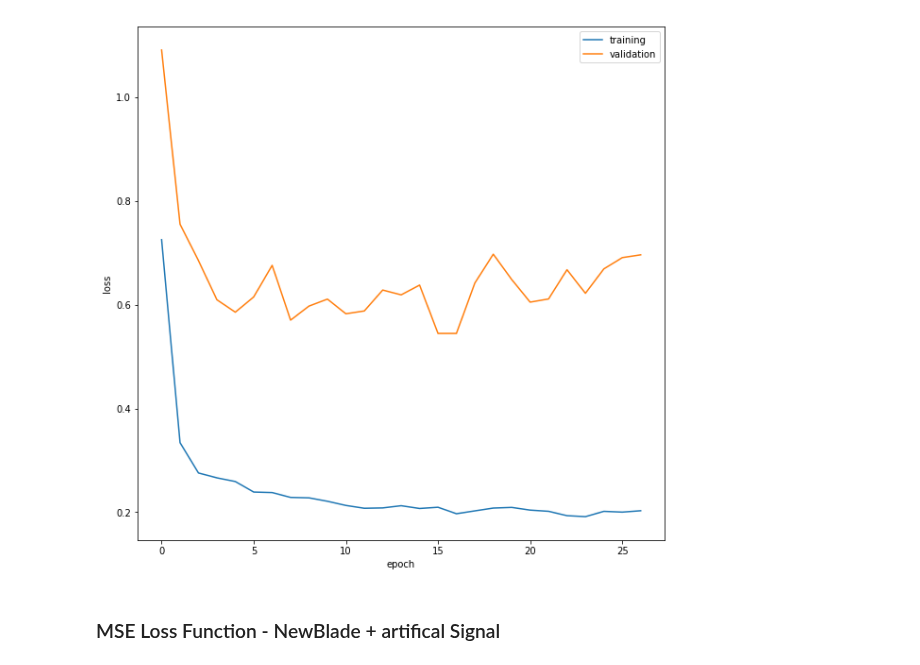
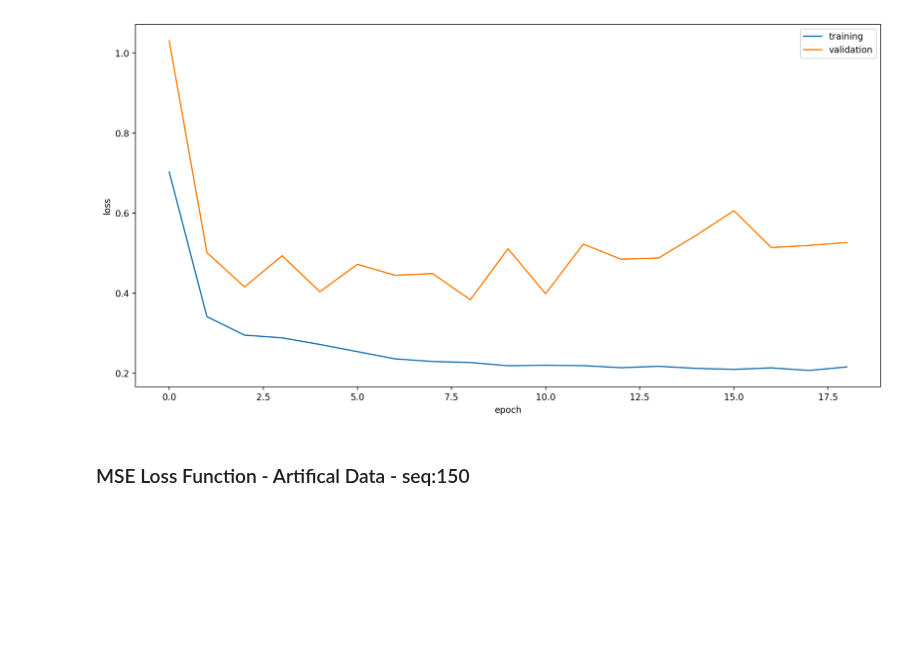
Before and after one commit to carlov93/predictive_maintenance, a Jupyter notebook: src/visualisation/training/visualisation_training_MSE.ipynb, the cells around one changed output. Saved outputs shown, nothing was run; the diff lists cells and outputs as text; code cells hidden in the pictures; blank space fills up the shorter version.

```diff
--- a/src/visualisation/training/visualisation_training_MSE.ipynb
+++ b/src/visualisation/training/visualisation_training_MSE.ipynb
@@ -20,11 +24,6 @@ plt.show()
-# %%
-history = pd.read_csv("../files/history_training/history_MSE_dropout.csv",sep=";")
-f, ax = plt.subplots(figsize=(10, 10))
-sns.lineplot(data=history, x="epoch", y="training", ax=ax, label="training")
-sns.lineplot(data=history, x="epoch", y="validation", ax=ax, label="validation")
-ax.set(xlabel='epoch', ylabel='loss')
-plt.show()
-# %% [output]
-[figure, removed]
+# %%
+visualize_training("../files/history_training/history_MSE_artifical_signal.csv", "../graphs/training_MSE_loss.png")
+# %% [output]
+[figure, added]
 # %% [markdown]
-### MSE Loss Function - NewBlade + artifical Signal
+### MSE Loss Function - Artifical Data - seq:150
```
Also changed, not shown: parts of 7 cells of this notebook, 17 other files.
